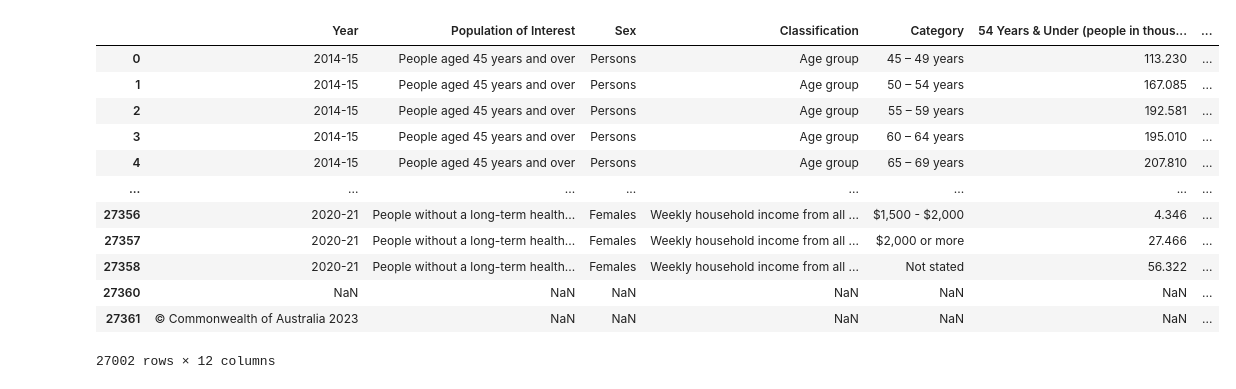
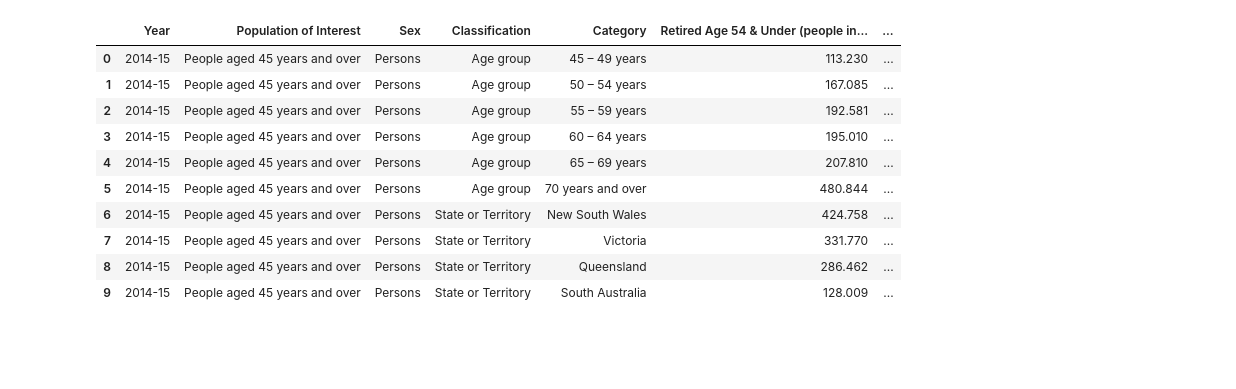
Before and after one commit to braydonnugent/Project1_Group4, a Jupyter notebook: retirement_analysis.ipynb, the cells around one changed output. Saved outputs shown, nothing was run; the diff lists cells and outputs as text; code cells hidden in the pictures; blank space fills up the shorter version.

Commit message:
tidied retirement characteristics data by removing total rows, as well as Standard error and percentage columns

```diff
--- a/retirement_analysis.ipynb
+++ b/retirement_analysis.ipynb
@@ -6,10 +6,10 @@ import pandas as pd
 file_path = 'data\Characteristics of Retirees.xlsx'
 
 # Read the Excel file into a DataFrame and skip the first row
-retirement_characteristics = pd.read_excel(file_path, skiprows=0)
+retirement_characteristics = pd.read_excel(file_path)
 
 columns_to_keep = [0, 1, 2, 3, 4, 5, 8, 11, 14, 17, 20, 23]
-new_header = ["Year", "Population of Interest", "Sex", "Classification", "Category", "54 Years & Under (people in thousands)", "55-59 Years(people in thousands)", "60-64 Years (people in thousands)", "65-69 Years (people in thousands)", "70 Years & Over (people in thousands)", "Total (thousands)", "Years"]
+new_header = ["Year", "Population of Interest", "Sex", "Classification", "Category", "Retired Age 54 & Under (people in thousands)", "Retired Age 55-59 (people in thousands)", "Retired Age 60-64 (people in thousands)", "Retired Age 65-69 (people in thousands)", "Retired Age 70 & Over (people in thousands)", "Total Retirees (thousands)", "Years"]
 
 # Use iloc to select only the specified columns and assign the new header
 retirement_characteristics = retirement_characteristics.iloc[:, columns_to_keep]
@@ -27,11 +27,3 @@ raw_data.head()
 | 2 | 2014-15 | People aged 45 years and over | Persons | Age group | 55 – 59 years | 192.581 | ... |
 | 3 | 2014-15 | People aged 45 years and over | Persons | Age group | 60 – 64 years | 195.010 | ... |
 | 4 | 2014-15 | People aged 45 years and over | Persons | Age group | 65 – 69 years | 207.810 | ... |
-# %%
-categories = set()
-
-for index, row in raw_data.iterrows():
-    if row['Category'] not in categories:
-        categories.add(row['Category'])
-
-categories
@@ -56,23 +40,22 @@ categories
 # %%
+#Take out the rows containing the totals to prevent compromising the data
 tidied_retirement_df = []
 
 for index, row in raw_data.iterrows():
     if row['Category'] != 'TOTAL':
         tidied_retirement_df.append(row)
 
 tidied_retirement_df = pd.DataFrame(tidied_retirement_df)
-tidied_retirement_df
+tidied_retirement_df.head(10)
 # %% [output]
-|  | Year | Population of Interest | Sex | Classification | Category | 54 Years & Under (people in thous... | ... |
+|  | Year | Population of Interest | Sex | Classification | Category | Retired Age 54 & Under (people in... | ... |
 | 0 | 2014-15 | People aged 45 years and over | Persons | Age group | 45 – 49 years | 113.230 | ... |
 | 1 | 2014-15 | People aged 45 years and over | Persons | Age group | 50 – 54 years | 167.085 | ... |
 | 2 | 2014-15 | People aged 45 years and over | Persons | Age group | 55 – 59 years | 192.581 | ... |
 | 3 | 2014-15 | People aged 45 years and over | Persons | Age group | 60 – 64 years | 195.010 | ... |
 | 4 | 2014-15 | People aged 45 years and over | Persons | Age group | 65 – 69 years | 207.810 | ... |
-| ... | ... | ... | ... | ... | ... | ... | ... |
-| 27356 | 2020-21 | People without a long-term health... | Females | Weekly household income from all ... | $1,500 - $2,000 | 4.346 | ... |
-| 27357 | 2020-21 | People without a long-term health... | Females | Weekly household income from all ... | $2,000 or more | 27.466 | ... |
-| 27358 | 2020-21 | People without a long-term health... | Females | Weekly household income from all ... | Not stated | 56.322 | ... |
-| 27360 | NaN | NaN | NaN | NaN | NaN | NaN | ... |
-| 27361 | © Commonwealth of Australia 2023 | NaN | NaN | NaN | NaN | NaN | ... |
+| 5 | 2014-15 | People aged 45 years and over | Persons | Age group | 70 years and over | 480.844 | ... |
+| 6 | 2014-15 | People aged 45 years and over | Persons | State or Territory | New South Wales | 424.758 | ... |
+| 7 | 2014-15 | People aged 45 years and over | Persons | State or Territory | Victoria | 331.770 | ... |
+| 8 | 2014-15 | People aged 45 years and over | Persons | State or Territory | Queensland | 286.462 | ... |
+| 9 | 2014-15 | People aged 45 years and over | Persons | State or Territory | South Australia | 128.009 | ... |
-27002 rows × 12 columns
```
Also changed, not shown: parts of 6 cells of this notebook, 3 other files.
